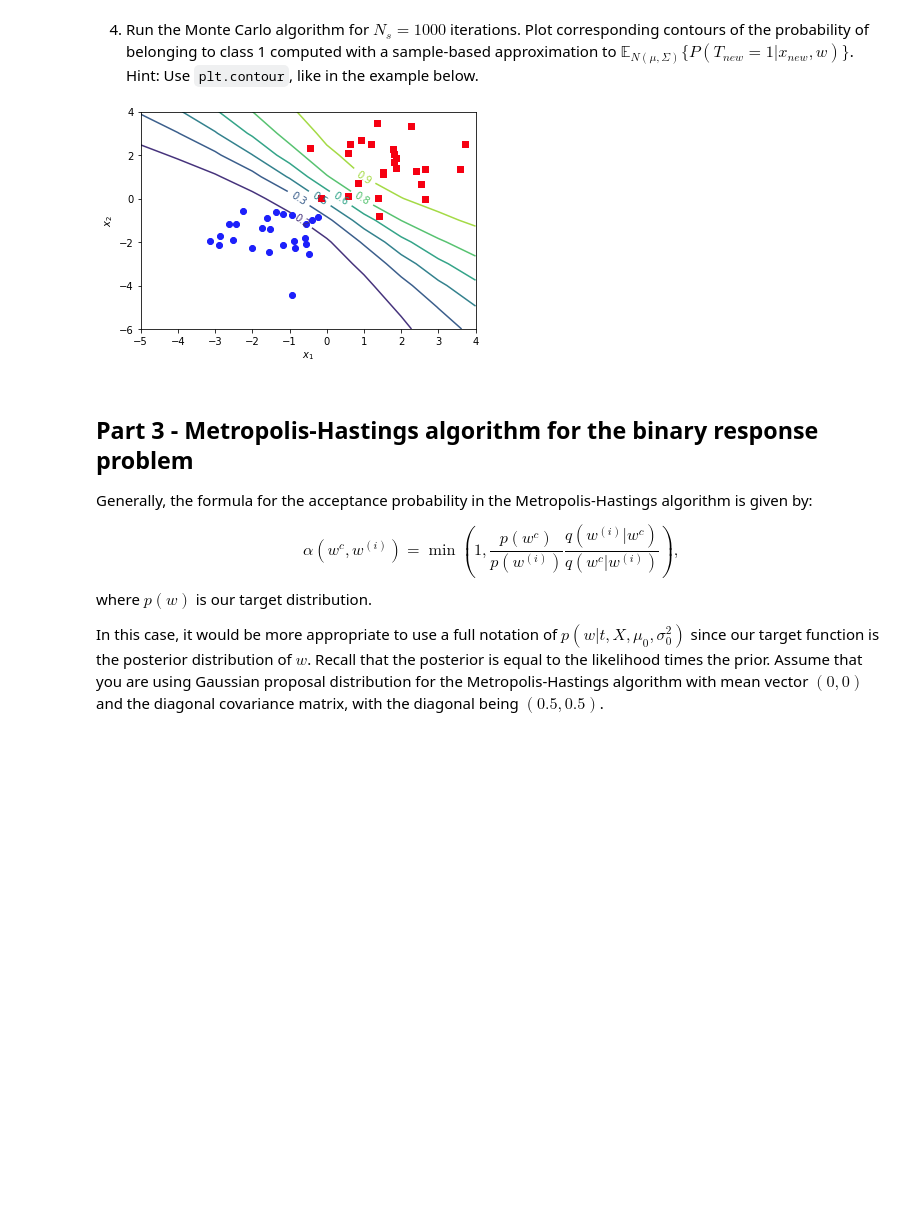
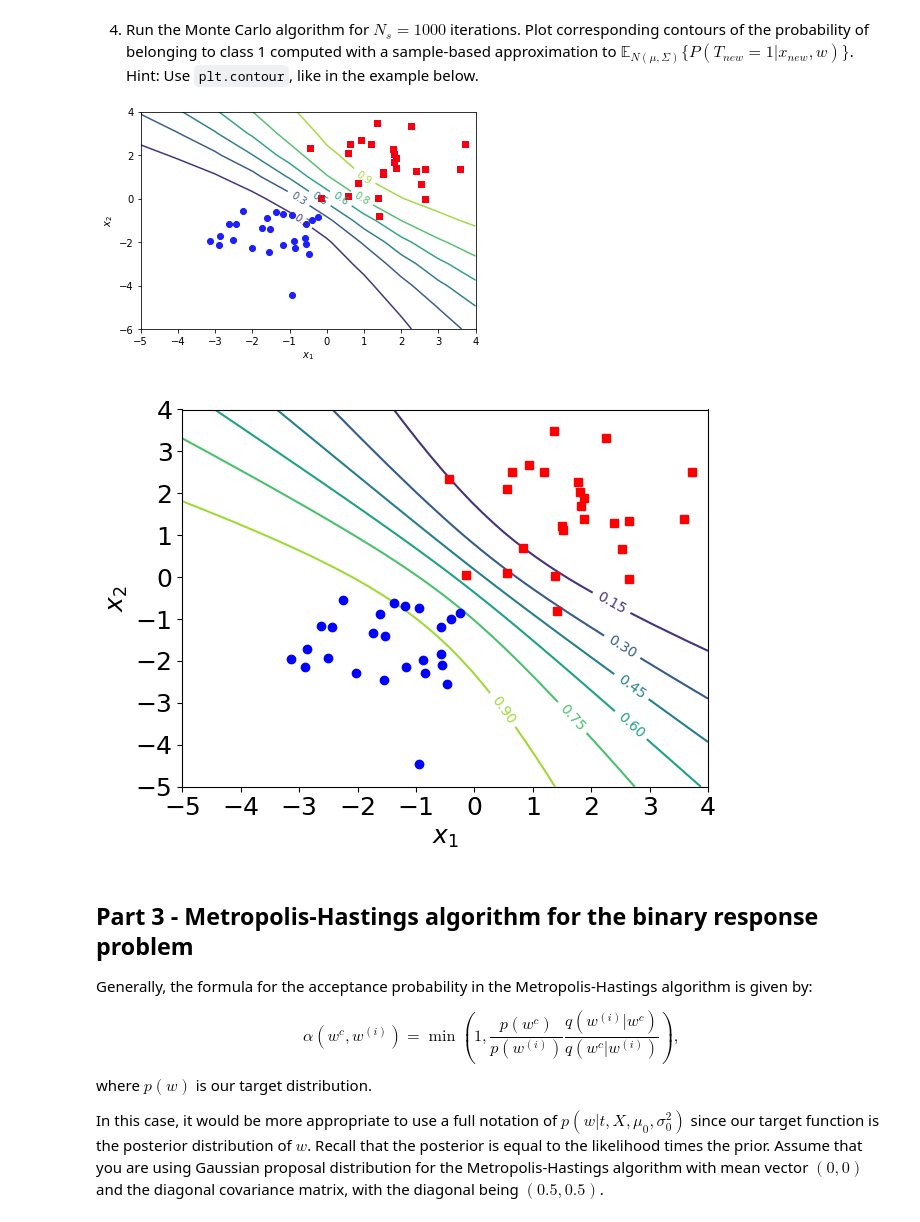
Before and after one commit to meraxion/SML24, a Jupyter notebook: SML24_as04/SML24_as04_1_copy.ipynb, the cells around one changed output. Saved outputs shown, nothing was run; the diff lists cells and outputs as text; code cells hidden in the pictures; blank space fills up the shorter version.

```diff
--- a/SML24_as04/SML24_as04_1_copy.ipynb
+++ b/SML24_as04/SML24_as04_1_copy.ipynb
@@ -430,7 +419,7 @@ for i,classn in enumerate(classes):
 plt.figure()
 styles = ['rs','bo']
 classes = np.unique(t)
-w = wights_data[0]
+w = weights_data[0]
 
 
 xx = np.linspace(-5, 4, 50)
@@ -518,8 +529,17 @@ def monte_carlo_prediction(n_samples, g_mean, g_cov):
                             gridX are grid points for the first coordinate np.ndarray(num_grid_points1,num_grid_points2),
                             gridY are grid points for the second coordinate np.ndarray(num_grid_points1,num_grid_points2)
     """
-    # YOUR CODE HERE
-    raise NotImplementedError()
+    weights = np.random.multivariate_normal(g_mean, g_cov, size=n_samples)
+    gridX = np.linspace(-5, 4, 50)
+    gridY = np.linspace(-5, 4, 50)
+    X1, X2 = np.meshgrid(gridX, gridY)
+
+    X = np.stack([X1, X2], axis=-1)
+    P = 0
+    for w in weights:
+        P += 1/(1+np.exp(-X@w.T))
+    P = P/n_samples
+    return [P, gridX, gridY]
 # %% [markdown]
 4. Run the Monte Carlo algorithm for $N_{s}=1000$ iterations. Plot corresponding contours of the probability of belonging to class 1 computed with a sample-based approximation to $\mathbb{E}_{N(\mu, \Sigma)}\{P(T_{new}=1|x_{new}, w)\}$. Hint: Use `plt.contour`, like in the example below.
 
@@ -530,3 +547,22 @@ raise NotImplementedError()
+# %%
+result = monte_carlo_prediction(1000, mu, cov)
+[P, gridX, gridY] = result
+
+styles = ['rs','bo']
+classes = np.unique(t)
+cs = plt.contour(X1, X2, P)
+# Plot the contours
+plt.clabel(cs, inline=True, fontsize=10)
+for i,classn in enumerate(classes):
+    pos = np.where(t==classn)[0]
+    plt.plot(x[pos,0],x[pos,1],styles[i])
+    plt.xlabel('$x_{1}$', fontsize=18)
+    plt.ylabel('$x_{2}$', fontsize=18)
+    plt.xticks(fontsize=18)
+    plt.yticks(fontsize=18)
+    plt.tight_layout()
+# %% [output]
+[figure, added]
 # %% [markdown]
 ## Part 3 - Metropolis-Hastings algorithm for the binary response problem
 
```
Also changed, not shown: parts of 9 cells of this notebook.
